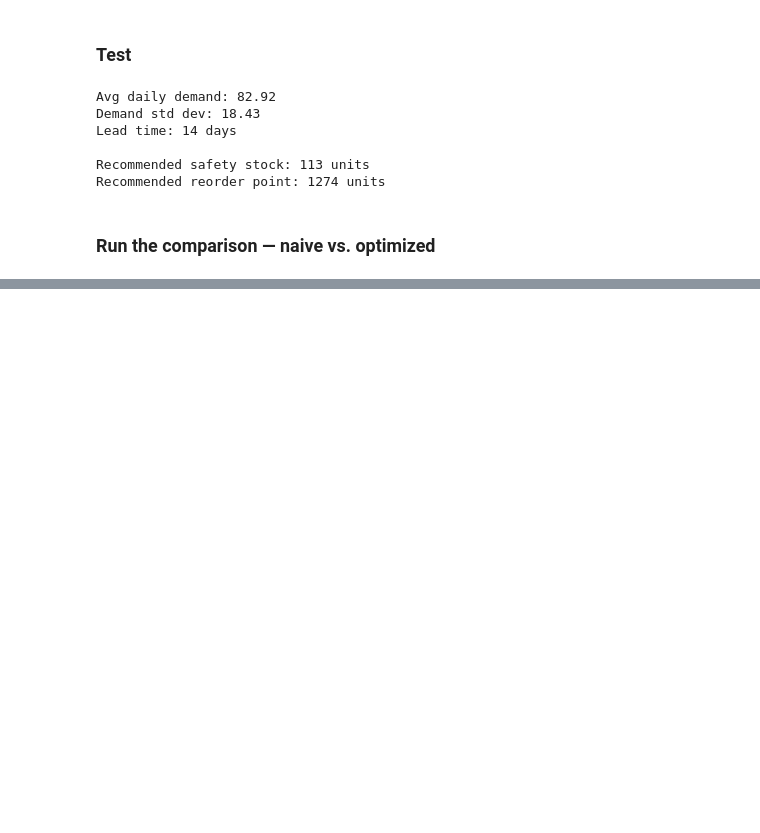
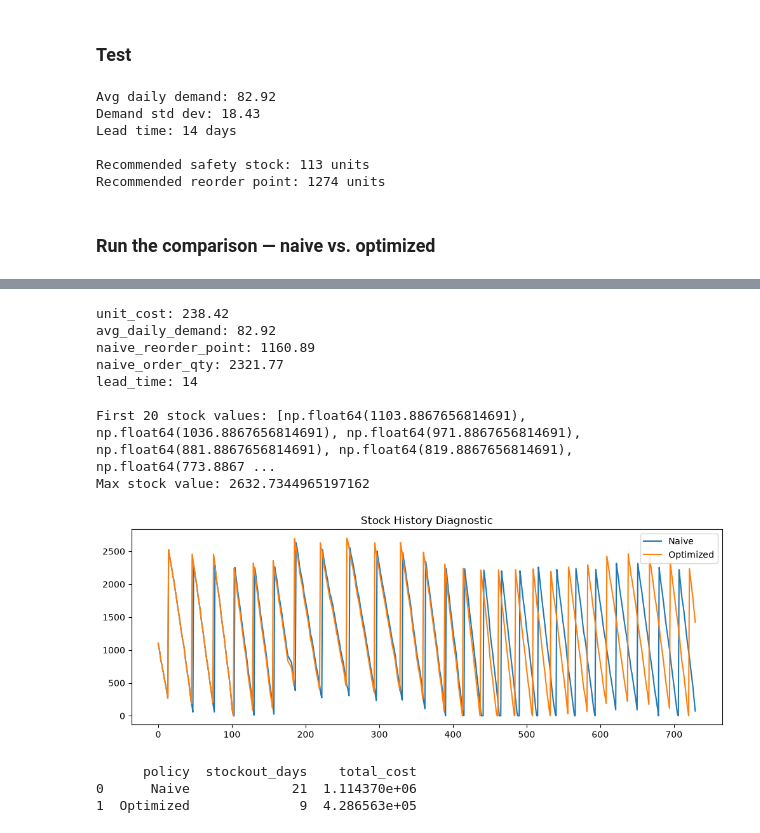
Before and after one commit to jbx-p/supply-chain-demand-forecasting, a Jupyter notebook: notebooks/exploration.ipynb, the cells around one changed output, grey strips where cells are left out. Saved outputs shown, nothing was run; the diff lists cells and outputs as text; code cells hidden in the pictures; blank space fills up the shorter version.

```diff
--- a/notebooks/exploration.ipynb
+++ b/notebooks/exploration.ipynb
@@ -415,0 +430,42 @@ plt.show()
+# %%
+import matplotlib.pyplot as plt
+
+print(f"unit_cost: {unit_cost}")
+print(f"avg_daily_demand: {avg_daily_demand:.2f}")
+print(f"naive_reorder_point: {naive_reorder_point:.2f}")
+print(f"naive_order_qty: {naive_order_qty:.2f}")
+print(f"lead_time: {lead_time}")
+print()
+print("First 20 stock values:", naive_result["stock_history"][:20])
+print("Max stock value:", max(naive_result["stock_history"]))
+
+plt.figure(figsize=(12, 4))
+plt.plot(naive_result["stock_history"], label="Naive")
+plt.plot(optimized_result["stock_history"], label="Optimized")
+plt.title("Stock History Diagnostic")
+plt.legend()
+plt.show()
+# %% [output]
+unit_cost: 238.42
+avg_daily_demand: 82.92
+naive_reorder_point: 1160.89
+naive_order_qty: 2321.77
+lead_time: 14
+
+First 20 stock values: [np.float64(1103.8867656814691), np.float64(1036.8867656814691), np.float64(971.8867656814691), np.float64(881.8867656814691), np.float64(819.8867656814691), np.float64(773.8867 ...
+Max stock value: 2632.7344965197162
+[figure, added]
+# %%
+import pandas as pd
+
+policy_summary = pd.DataFrame([
+    {"policy": "Naive", "stockout_days": naive_result["stockout_days"], "total_cost": naive_result["total_cost"]},
+    {"policy": "Optimized", "stockout_days": optimized_result["stockout_days"], "total_cost": optimized_result["total_cost"]},
+])
+policy_summary.to_csv(os.path.join(project_root, "data", "processed", "policy_comparison.csv"), index=False)
+
+print(policy_summary)
+# %% [output]
+      policy  stockout_days    total_cost
+0      Naive             21  1.114370e+06
+1  Optimized              9  4.286563e+05
```
Also changed, not shown: parts of 8 cells of this notebook, 3 other files.
